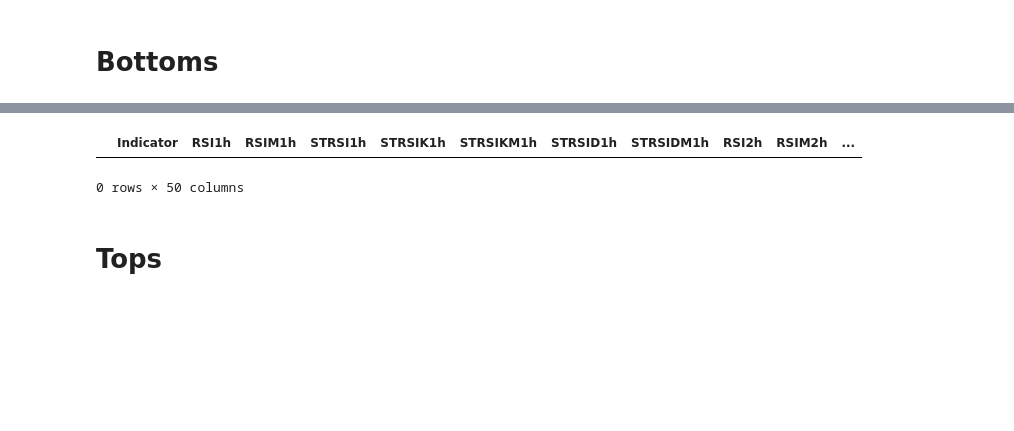
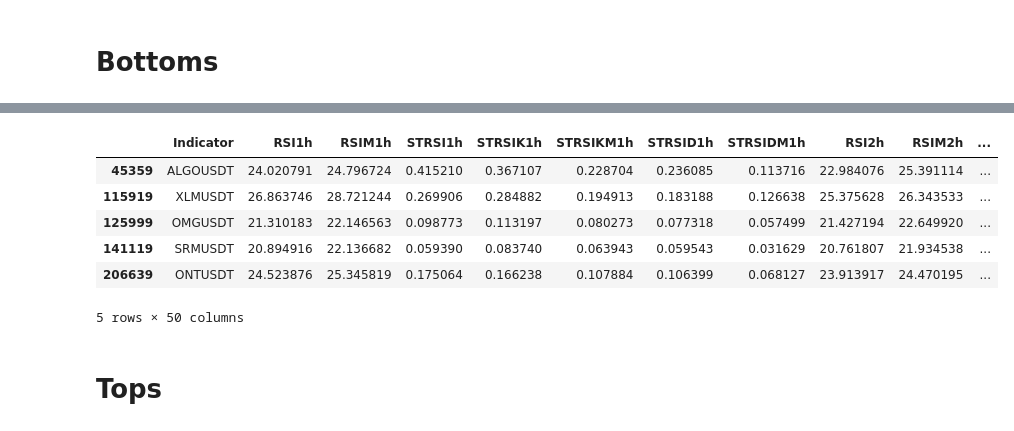
Before and after one commit to hjabbour/ML, a Jupyter notebook: HLST-FIXLIST-Direction-3D1H.ipynb, the cells around one changed output, grey strips where cells are left out. Drawn from its saved outputs; the diff is of its cells as text; code cells hidden in the pictures; blank space fills up the shorter version.

```diff
--- a/HLST-FIXLIST-Direction-3D1H.ipynb
+++ b/HLST-FIXLIST-Direction-3D1H.ipynb
@@ -492,28 +506,33 @@ drop
 # %%
 # Bottom RSI
 
 drop = final.loc[((bottomr12h) & (bottomr1d) & (bottomr3d))]
 
 drop = final.loc[((bottomr12h) & (bottomr1d) & (bottomr3d))]
 #drop = final.loc[( (bottomr4h)&(bottomr8h) & (bottomr12h) & (bottomr1d) & (bottomr3d))]
 #drop = final.loc[( (bottomr8h) & (bottomr12h) & (bottomr1d))]
 #drop = final.loc[( (bottomr8h) & (bottomr12h))]
 #drop = final.loc[( (bottomr8h) & (bottomr2h) & (bottomr4h) & (bottomr1h))]
-#drop = final.loc[( (bottomr8h) & (bottomr2h) & (bottomr4h))]
-#drop = final.loc[( (bottomr2h) & (bottomr4h) & (bottomr1h))]
+drop = final.loc[( (bottomr8h) & (bottomr2h) & (bottomr4h))]
+drop = final.loc[( (bottomr2h) & (bottomr4h) & (bottomr1h))]
 #drop = final.loc[( (bottomr2h) & (bottomr4h))]
-drop = final.loc[( (bottomr2h) & (bottomr1h))]
-drop = final.loc[( (bottomr1h))]
+#drop = final.loc[( (bottomr2h) & (bottomr1h))]
+#drop = final.loc[( (bottomr1h))]
 #drop = final.loc[((bottomr1d) & (bottomr3d))]
 #drop = final.loc[((bottomr2h))]
 #drop = final.loc[((bottomr8h))]
 
 
 
 drop
 # %% [output]
 |  | Indicator | RSI1h | RSIM1h | STRSI1h | STRSIK1h | STRSIKM1h | STRSID1h | STRSIDM1h | RSI2h | RSIM2h | ... |
+| 45359 | ALGOUSDT | 24.020791 | 24.796724 | 0.415210 | 0.367107 | 0.228704 | 0.236085 | 0.113716 | 22.984076 | 25.391114 | ... |
+| 115919 | XLMUSDT | 26.863746 | 28.721244 | 0.269906 | 0.284882 | 0.194913 | 0.183188 | 0.126638 | 25.375628 | 26.343533 | ... |
+| 125999 | OMGUSDT | 21.310183 | 22.146563 | 0.098773 | 0.113197 | 0.080273 | 0.077318 | 0.057499 | 21.427194 | 22.649920 | ... |
+| 141119 | SRMUSDT | 20.894916 | 22.136682 | 0.059390 | 0.083740 | 0.063943 | 0.059543 | 0.031629 | 20.761807 | 21.934538 | ... |
+| 206639 | ONTUSDT | 24.523876 | 25.345819 | 0.175064 | 0.166238 | 0.107884 | 0.106399 | 0.068127 | 23.913917 | 24.470195 | ... |
-0 rows × 50 columns
+5 rows × 50 columns
 # %% [markdown]
 # Tops
 # %%
```
Also changed, not shown: parts of 47 cells of this notebook, 8 other files.
